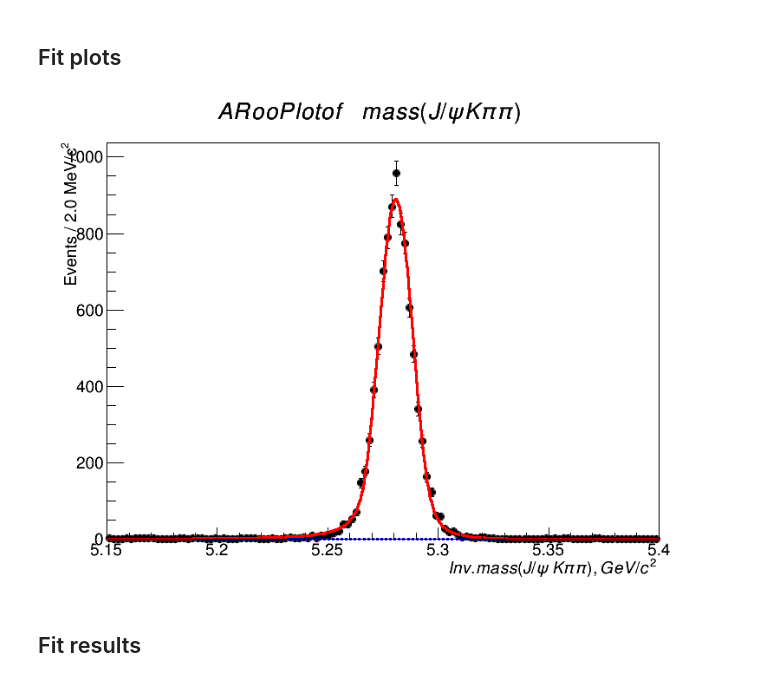
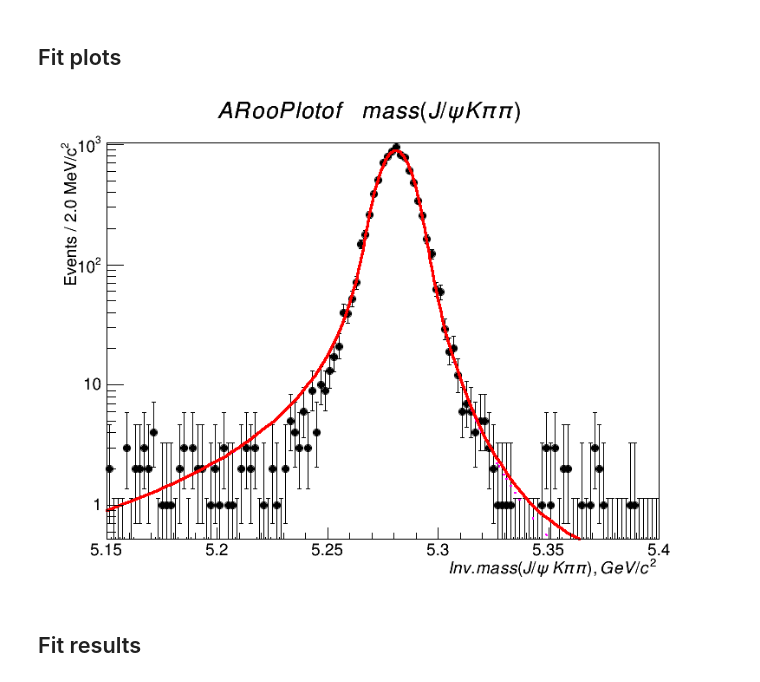
Before and after one commit to sashabaranov/Bu2JpsiKKpi, a Jupyter notebook: Kpipi/fit/Fit1D - 5sigma.ipynb, the cells around one changed output. Cells and saved outputs as stored; diff of their text form; code cells hidden in the pictures.

```diff
--- a/Kpipi/fit/Fit1D - 5sigma.ipynb
+++ b/Kpipi/fit/Fit1D - 5sigma.ipynb
@@ -114,14 +114,14 @@ from ostap import rootnotes
 # %%
 c1 = rootnotes.random_canvas()
 
 fu.SetXTitle('Inv. mass(J/\psi\,K\pi\pi), GeV/c^2')
 fu.SetYTitle("Events / %.1f MeV/c^{2}" % binning_b)
 
 fu.Draw()
-# c1.SetLogy()
+c1.SetLogy()
 c1
 # %% [output]
-[figure, old version]
+[figure, new version]
 # %% [markdown]
 Fit results
 ---
```
Also changed, not shown: 1 other file.
